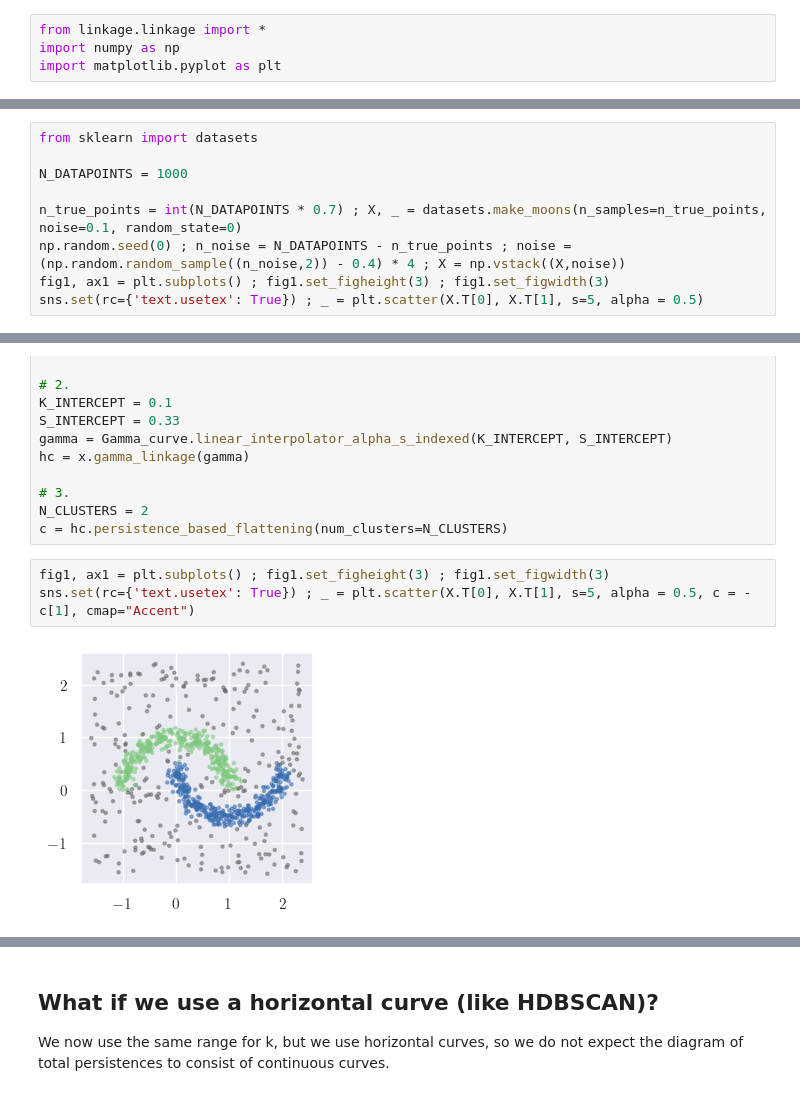
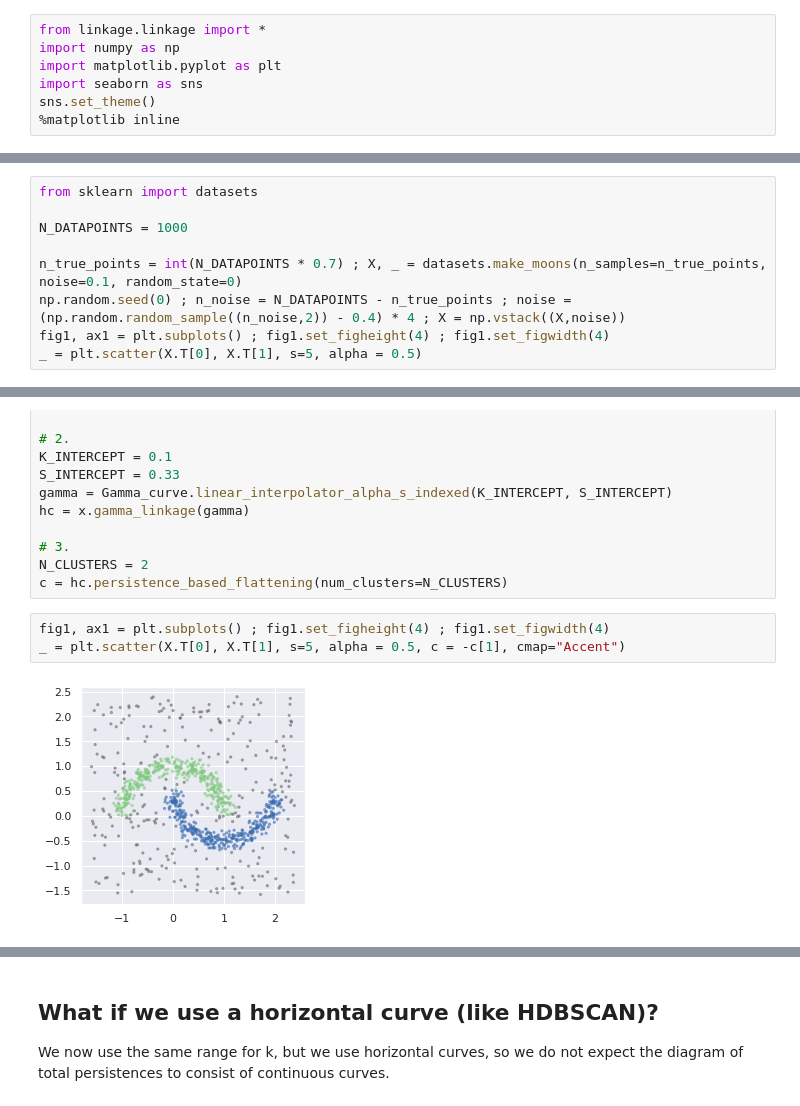
Before and after one commit to LuisScoccola/persistable, a Jupyter notebook: example-2-clusters.ipynb, the cells around one changed output, grey strips where cells are left out. Drawn from its saved outputs; the diff is of its cells as text.

```diff
--- a/example-2-clusters.ipynb
+++ b/example-2-clusters.ipynb
@@ -2,6 +2,9 @@
 from linkage.linkage import *
 import numpy as np
 import matplotlib.pyplot as plt
+import seaborn as sns
+sns.set_theme()
+%matplotlib inline
 # %% [markdown]
 ## Construct dataset and display it
 # %%
@@ -11,6 +14,6 @@ N_DATAPOINTS = 1000
 
 n_true_points = int(N_DATAPOINTS * 0.7) ; X, _ = datasets.make_moons(n_samples=n_true_points, noise=0.1, random_state=0)
 np.random.seed(0) ; n_noise = N_DATAPOINTS - n_true_points ; noise = (np.random.random_sample((n_noise,2)) - 0.4) * 4 ; X = np.vstack((X,noise))
-fig1, ax1 = plt.subplots() ; fig1.set_figheight(3) ; fig1.set_figwidth(3)
-sns.set(rc={'text.usetex': True}) ; _ = plt.scatter(X.T[0], X.T[1], s=5, alpha = 0.5)
+fig1, ax1 = plt.subplots() ; fig1.set_figheight(4) ; fig1.set_figwidth(4)
+_ = plt.scatter(X.T[0], X.T[1], s=5, alpha = 0.5)
 # %% [output]
@@ -46,10 +49,10 @@ hc = x.gamma_linkage(gamma)
 N_CLUSTERS = 2
 c = hc.persistence_based_flattening(num_clusters=N_CLUSTERS)
 # %%
-fig1, ax1 = plt.subplots() ; fig1.set_figheight(3) ; fig1.set_figwidth(3)
-sns.set(rc={'text.usetex': True}) ; _ = plt.scatter(X.T[0], X.T[1], s=5, alpha = 0.5, c = -c[1], cmap="Accent")
+fig1, ax1 = plt.subplots() ; fig1.set_figheight(4) ; fig1.set_figwidth(4)
+_ = plt.scatter(X.T[0], X.T[1], s=5, alpha = 0.5, c = -c[1], cmap="Accent")
 # %% [output]
-[figure, old version]
+[figure, new version]
 # %% [markdown]
 ## Parameter selection
 
```
Also changed, not shown: parts of 9 cells of this notebook, 2 other files.
